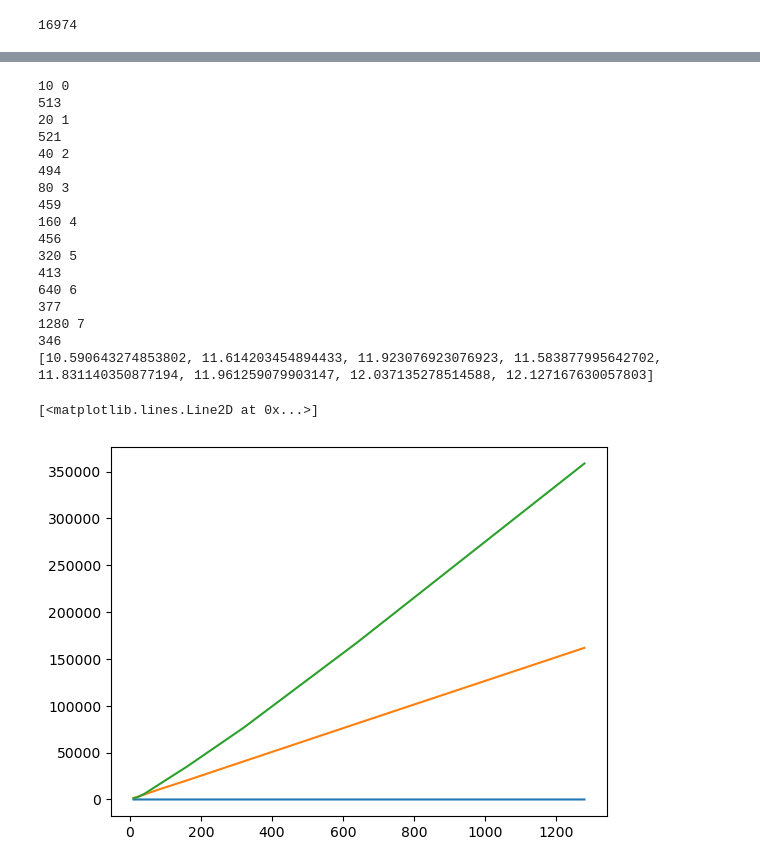
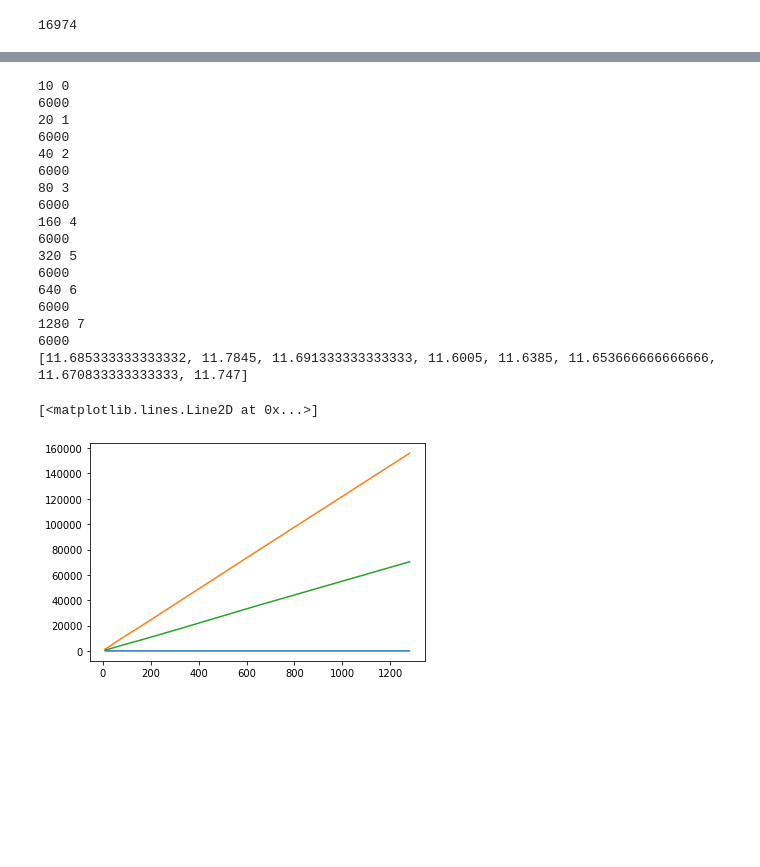
Before and after one commit to guptarohan6502/RTES_project, a Jupyter notebook: rtes1.ipynb, the cells around one changed output, grey strips where cells are left out. Saved outputs shown, nothing was run; the diff lists cells and outputs as text; code cells hidden in the pictures; blank space fills up the shorter version.

```diff
--- a/rtes1.ipynb
+++ b/rtes1.ipynb
@@ -23,7 +21,7 @@ def gen_deadline(exec_time, period):
     else:
         a = 4*exec_time
 
-    a = 0.7*period
+    a = 0.95*period
     return a+random.random()*(b-a)
 
 
@@ -36,11 +34,11 @@ def gen_tasksets(utilizations, periods):
     return np.array([[[trunc(ui * pi, 6), trunc(pi, 6), trunc(gen_deadline(trunc(ui * pi, 6), trunc(pi, 6)), 6)] for ui, pi in zip(us, ps)]
             for us, ps in zip(utilizations, periods)])
 # %%
-def custom_period(n, nsets,max_,min_=0):
+def custom_period(n, nsets,max_,min_=1):
 	max_power = np.log(max_)
+	min_power = np.log(min_)
 
-
-	intervals = np.arange(0,np.floor(max_power)+1)
+	intervals = np.arange(min_power,np.floor(max_power)+1)
 	intervals = np.append(intervals, max_power)
 	#print(intervals)
 	task_pp = ((n-1)//(len(intervals)-1))
@@ -90,11 +88,10 @@ def UUniFastDiscard(n, u, nsets):
 def gen_uunifastdiscard(nsets, u, n):
     return UUniFastDiscard(n, u, nsets)
 # %%
-def get_taskset(nsets, n):
-	u = 0.9
+def get_taskset(nsets, n,t_max = 1000,util =0.9):
 	#n = 1000
-	utilizations = gen_uunifastdiscard(nsets, u, n)
-	periods = custom_period(n, nsets, 1000, 10)
+	utilizations = gen_uunifastdiscard(nsets, util, n)
+	periods = custom_period(n, nsets, t_max, 1)
 	return gen_tasksets(utilizations, periods)
 # %%
 taskset = get_taskset(1, 8)
@@ -456,15 +417,17 @@ def qpa(taskset):
     #print("t : " + str(t))
     h_t = procDemand_func(taskset, t)
     #print("h(t) : " + str(h_t))
+    d_min = get_dmin(taskset[:,1], L)
 
-    total_cal = 0
+
+    total_cal = 1
 
     while h_t <= t and h_t > d_min:
         h_t = procDemand_func(taskset, t)
         total_cal += 1
 
-        #print("t : " + str(t))
-        #print("h(t) : " + str(h_t))
+        #print("--t : " + str(t))
+        #print("--h(t) : " + str(h_t))
         if h_t < t:
             t = h_t
         else:
@@ -476,7 +439,7 @@ def qpa(taskset):
         #print("total calculations : " + str(total_cal))
         return total_cal
     else:
-        #print("Task set is not schedulable")
+        print("Task set is not schedulable")
         #print("total calculations : " + str(total_cal))
         return total_cal
 # %%
@@ -488,7 +451,7 @@ l = 0
 
 for i in range(len(x)):
         print(x[i],i)
-        taskset = get_taskset(1000, int(x[i]))
+        taskset = get_taskset(6000, int(x[i]))
         total_count =0
         for j in range(len(taskset)):
             task = np.array(taskset[j])
@@ -503,43 +466,43 @@ for i in range(len(x)):
             else:
                 #print("utilization is greater than 1")
                 continue
 
             #print("utilization : " + str(utilizations))
 
             q[l] += qpa(task)
             la_cal[l] += La_boudcalculations(task)
             lb_cal[l] += Lb_boudcalculations(task)
 
         q[l]= q[l]/total_count
         la_cal[l] = la_cal[l]/total_count
         lb_cal[l] = lb_cal[l]/total_count
         print(total_count)
         l += 1
 
 print(q)
 plt.plot(x, q)
 plt.plot(x, la_cal)
 plt.plot(x, lb_cal)
 # %% [output]
 10 0
-513
+6000
 20 1
-521
+6000
 40 2
-494
+6000
 80 3
-459
+6000
 160 4
-456
+6000
 320 5
-413
+6000
 640 6
-377
+6000
 1280 7
-346
-[10.590643274853802, 11.614203454894433, 11.923076923076923, 11.583877995642702, 11.831140350877194, 11.961259079903147, 12.037135278514588, 12.127167630057803]
+6000
+[11.685333333333332, 11.7845, 11.691333333333333, 11.6005, 11.6385, 11.653666666666666, 11.670833333333333, 11.747]
 [<matplotlib.lines.Line2D at 0x...>]
-[figure, old version]
+[figure, new version]
 # %%
 plt.yscale("log")
 plt.plot(x, q)
```
Also changed, not shown: parts of 20 cells of this notebook.
